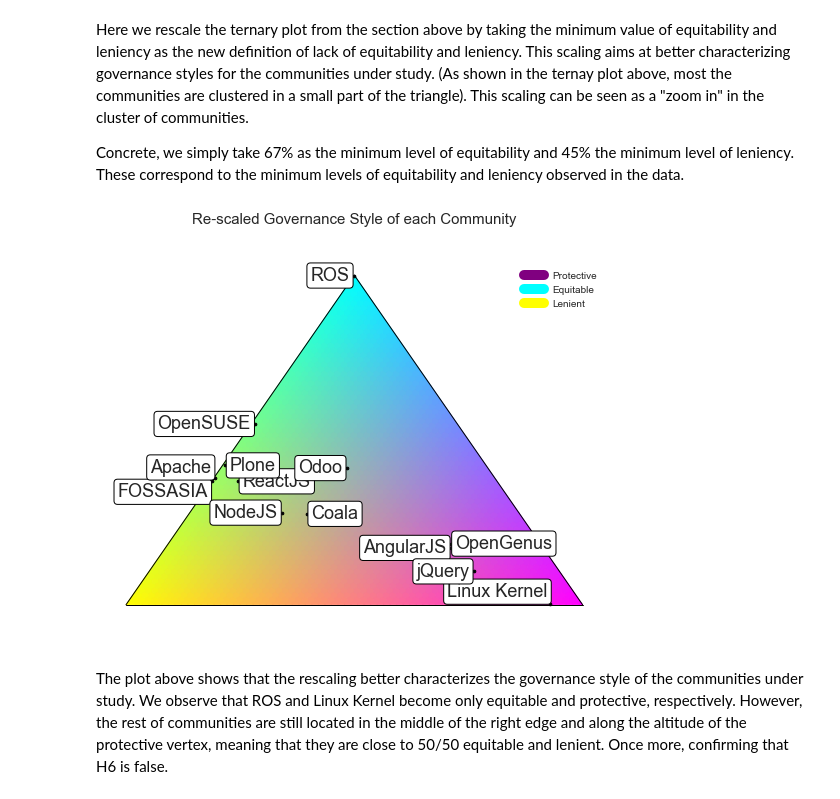
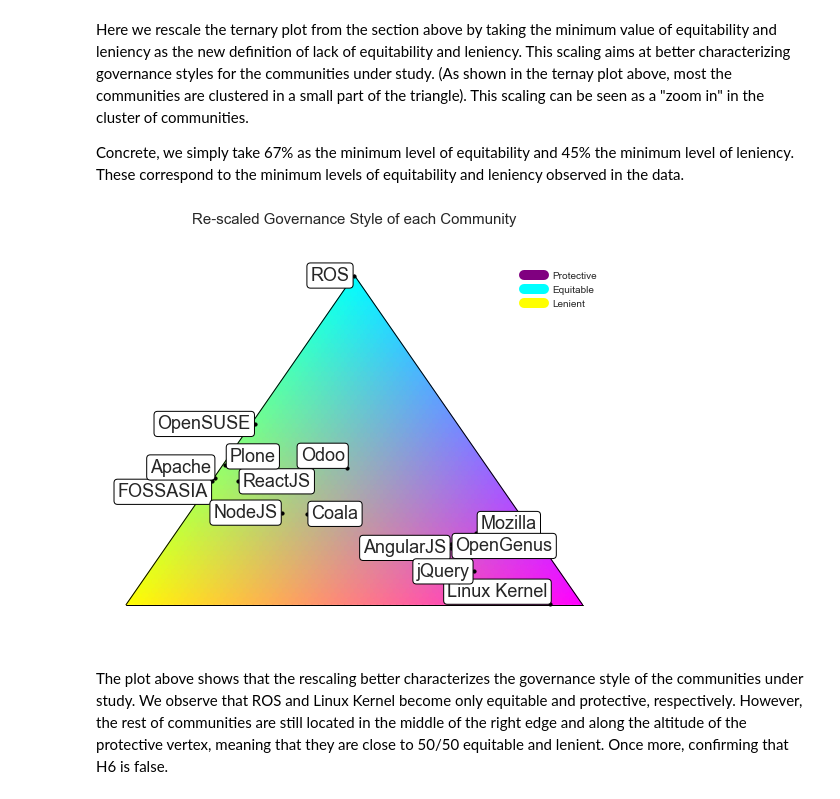
Before and after one commit to itu-square/statistical-analysis-foss-governance-styles, a Jupyter notebook: ordinal-model/ordinal-model-foss-governance-style.ipynb, the cells around one changed output. Saved outputs shown, nothing was run; the diff lists cells and outputs as text; code cells hidden in the pictures.

Commit message:
Adding mozilla to ternary plot

```diff
--- a/ordinal-model/ordinal-model-foss-governance-style.ipynb
+++ b/ordinal-model/ordinal-model-foss-governance-style.ipynb
@@ -738,23 +738,23 @@ points = [np.array([np.mean(v_mins[i][0][0] < 3),
 ps = [[p[0]*scale/p.sum(),p[1]*scale/p.sum(),p[2]*scale/p.sum()] for p in points]
 
 for p,c,y in zip(ps,df2.Community.unique(),np.linspace(64,0,16)):
-    if ("DuckDuckGo" in c) or ("Mozilla" in c) or ("JQuery" in c) or ("-1" in c):
+    if ("DuckDuckGo" in c) or ("-1" in c):
         continue
 
-    tax.scatter([p], marker='o', s=7, zorder=3, c='black', label=c.replace('Comm.',''))
+    tax.scatter([p], marker='o', s=10, zorder=3, c='black', label=c.replace('Comm.',''))
 
     xshift=-0.7
     yshift=0
     ha='right'
     va='center'
-    if ("Plone" in c) or ("Coala" in c) or ("ReactJS" in c) or ("OpenGenus" in c) or ("Linux_Kernel" in c) or ("Odoo" in c):
+    if ("Plone" in c) or ("Coala" in c) or ("ReactJS" in c) or ("OpenGenus" in c) or ("Linux_Kernel" in c) or ("Odoo" in c) or ("Mozilla" in c):
         ha='left'
         xshift=-xshift
     if ("FOSSASIA" in c):
         va='top'
         xshift=-0.4
         yshift=-0.4
-    if ("Apache" in c) or ("AngularJS" in c) or ("OpenGenus" in c) or ("Plone" in c) or ("OpenSUSE" in c) or ("Odoo" in c):
+    if ("Apache" in c) or ("Plone" in c) or ("OpenSUSE" in c) or ("Odoo" in c) or ("Mozilla" in c):
         va='bottom'
     if ("Apache" in c):
         yshift=0.4
@@ -815,51 +815,56 @@ nor_points = [[p[0]/p.sum(),p[1]/p.sum(),p[2]/p.sum()] for p in rescaled_points]
 ps = [[p[0]*scale,p[1]*scale,p[2]*scale] for p in nor_points]
 
 for p,c,y in zip(ps,df2.Community.unique(),np.linspace(64,0,16)):
-    if ("DuckDuckGo" in c) or ("Mozilla" in c) or ("JQuery" in c) or ("-1" in c):
+    if ("DuckDuckGo" in c) or ("-1" in c):
         continue
 
-    tax.scatter([p], marker='o', s=7, zorder=3, c='black', label=c.replace('Comm.',''))
+    tax.scatter([p], marker='o', s=10, zorder=3, c='black', label=c.replace('Comm.',''))
 
     xshift=-0.7
     yshift=0
     ha='right'
     va='center'
-    if ("Plone" in c) or ("Coala" in c) or ("ReactJS" in c) or ("OpenGenus" in c):
+    if ("Plone" in c) or ("Coala" in c) or ("ReactJS" in c) or ("OpenGenus" in c) or ("Mozilla" in c):
         ha='left'
         xshift=-xshift
     if ("FOSSASIA" in c):
         va='top'
         xshift=-0.4
         yshift=-0.4
     if ("Apache" in c):
         va='bottom'
         yshift=0.4
-    if ("Linux_Kernel" in c):
+    if ("Linux_Kernel" in c) or ("Odoo" in c):
         va='bottom'
         yshift=0.7
+    if ("Plone" in c) or ("Mozilla" in c):
+        va='bottom'
+    if ("OpenGenus" in c):
+        xshift=1
+        yshift=-0.5
 
 
     tax.annotate(c.replace('Comm.','').replace('-1','Others').replace('_',' '),
                  (p[0]+xshift,p[1]+yshift,p[2]),
                  fontsize=18,
                  ha=ha,va=va,
                  bbox=dict(boxstyle="round", fc="white", pad=0.2))
 
 
 tax.heatmap(generate_heatmap_data(scale), style="hexagonal", use_rgba=True, colorbar=False)
 
 # Remove default Matplotlib Axes
 tax.clear_matplotlib_ticks()
 tax.get_axes().axis('off')
 
 legend_elem=[Line2D([0], [0], marker='o', color='purple', alpha=1, label='Protective', linewidth=10, markerfacecolor='g', markersize=0),
              Line2D([0], [0], marker='o', color='cyan', alpha=1, label='Equitable', linewidth=10, markerfacecolor='g', markersize=0),
              Line2D([0], [0], marker='o', color='yellow', alpha=1, label='Lenient',linewidth=10, markerfacecolor='g', markersize=0),
             ]
 tax.legend(handles=legend_elem,loc='upper right')
 ternary.plt.show()
 # %% [output]
-[figure, old version]
+[figure, new version]
 # %% [markdown]
 The plot above shows that the rescaling better characterizes the governance style of the communities under study. We observe that ROS and Linux Kernel become only equitable and protective, respectively. However, the rest of communities are still located in the middle of the right edge and along the altitude of the protective vertex, meaning that they are close to 50/50 equitable and lenient. Once more, confirming that H6 is false.
 # %% [markdown]
```
Also changed, not shown: parts of 1 cell of this notebook, 1 other file.
